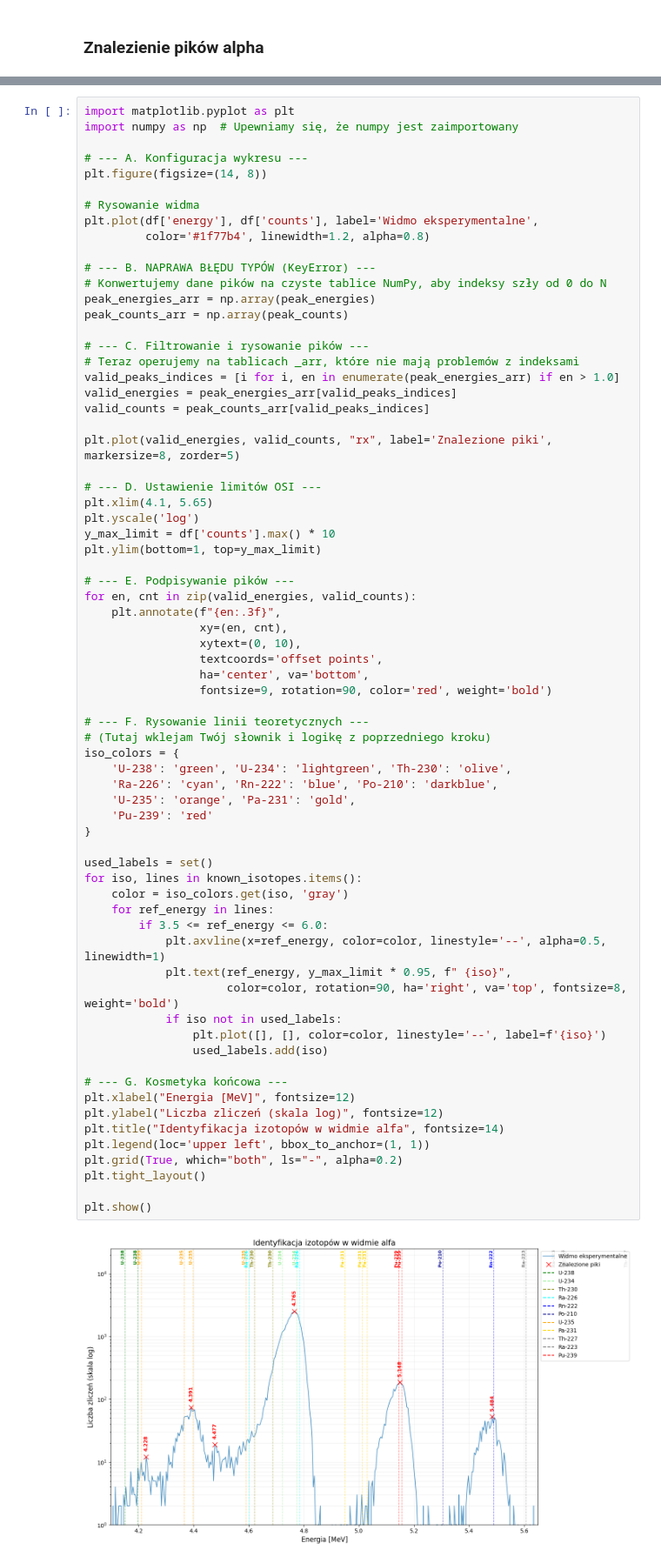
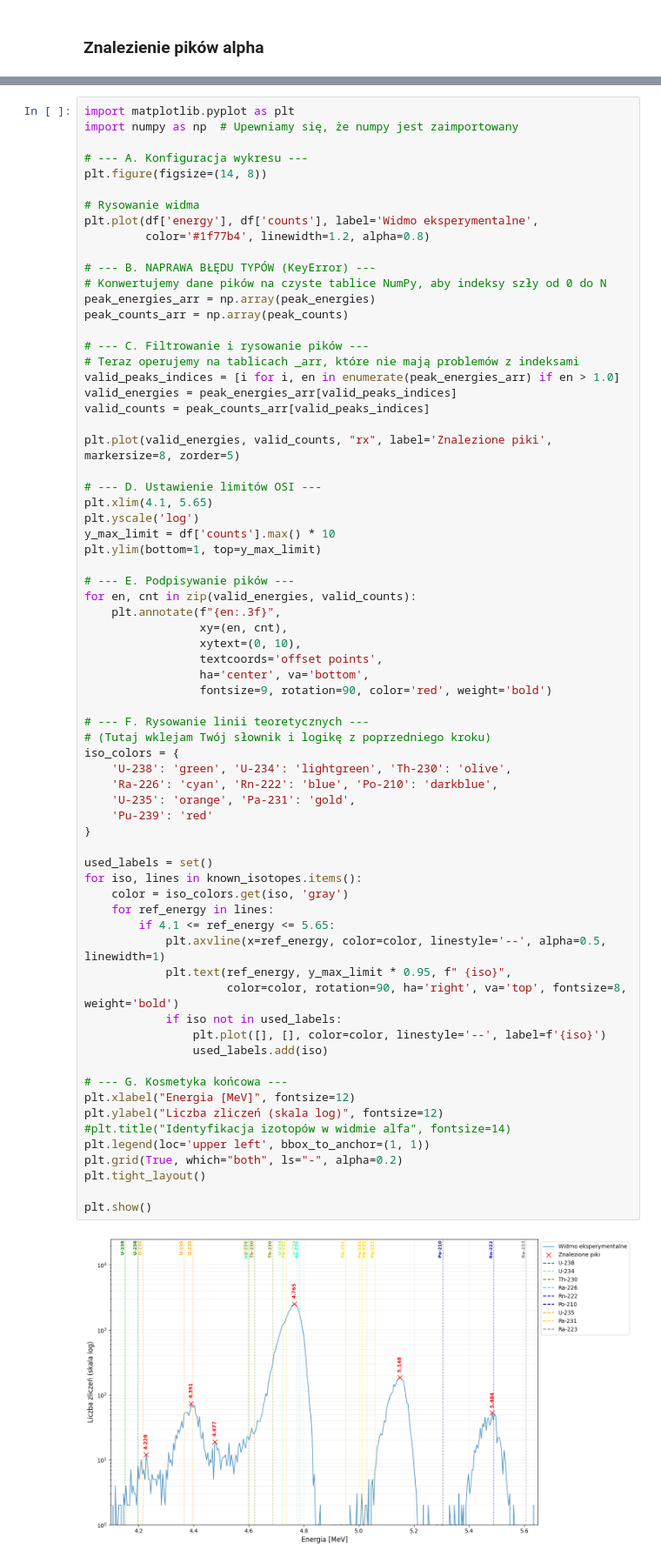
Before and after one commit to Fil0024/NuclearFission, a Jupyter notebook: analiza_alpha.ipynb, the cells around one changed output, grey strips where cells are left out. Shown at 87% size. Cells and saved outputs as stored; diff of their text form.

```diff
--- a/analiza_alpha.ipynb
+++ b/analiza_alpha.ipynb
@@ -241,33 +248,33 @@ for en, cnt in zip(valid_energies, valid_counts):
 
 # --- F. Rysowanie linii teoretycznych ---
 # (Tutaj wklejam Twój słownik i logikę z poprzedniego kroku)
 iso_colors = {
     'U-238': 'green', 'U-234': 'lightgreen', 'Th-230': 'olive',
     'Ra-226': 'cyan', 'Rn-222': 'blue', 'Po-210': 'darkblue',
     'U-235': 'orange', 'Pa-231': 'gold',
     'Pu-239': 'red'
 }
 
 used_labels = set()
 for iso, lines in known_isotopes.items():
     color = iso_colors.get(iso, 'gray')
     for ref_energy in lines:
-        if 3.5 <= ref_energy <= 6.0:
+        if 4.1 <= ref_energy <= 5.65:
             plt.axvline(x=ref_energy, color=color, linestyle='--', alpha=0.5, linewidth=1)
             plt.text(ref_energy, y_max_limit * 0.95, f" {iso}",
                      color=color, rotation=90, ha='right', va='top', fontsize=8, weight='bold')
             if iso not in used_labels:
                 plt.plot([], [], color=color, linestyle='--', label=f'{iso}')
                 used_labels.add(iso)
 
 # --- G. Kosmetyka końcowa ---
 plt.xlabel("Energia [MeV]", fontsize=12)
 plt.ylabel("Liczba zliczeń (skala log)", fontsize=12)
-plt.title("Identyfikacja izotopów w widmie alfa", fontsize=14)
+#plt.title("Identyfikacja izotopów w widmie alfa", fontsize=14)
 plt.legend(loc='upper left', bbox_to_anchor=(1, 1))
 plt.grid(True, which="both", ls="-", alpha=0.2)
 plt.tight_layout()
 
 plt.show()
 # %% [output]
-[figure, old version]
+[figure, new version]
```
Also changed, not shown: parts of 1 cell of this notebook, 4 other files.
